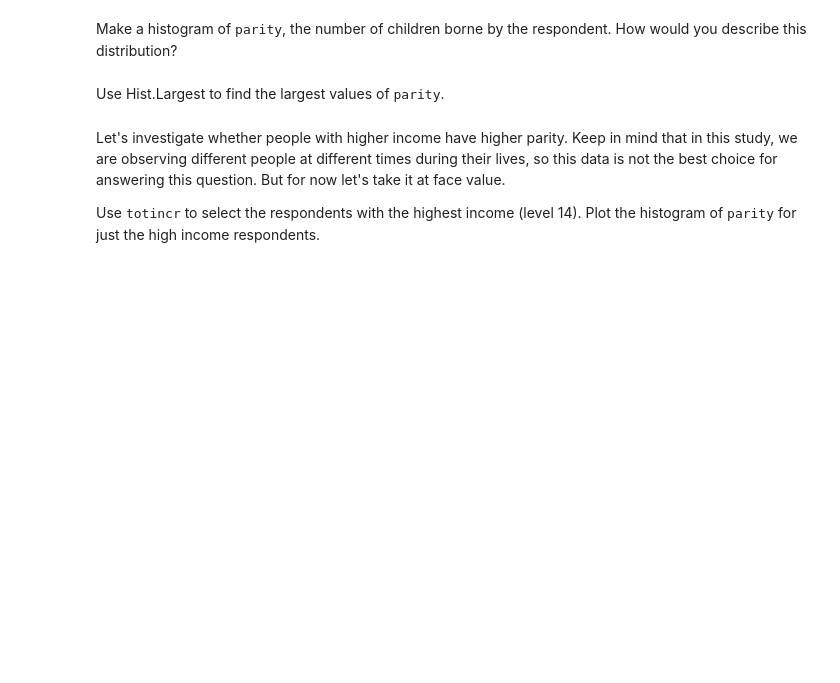
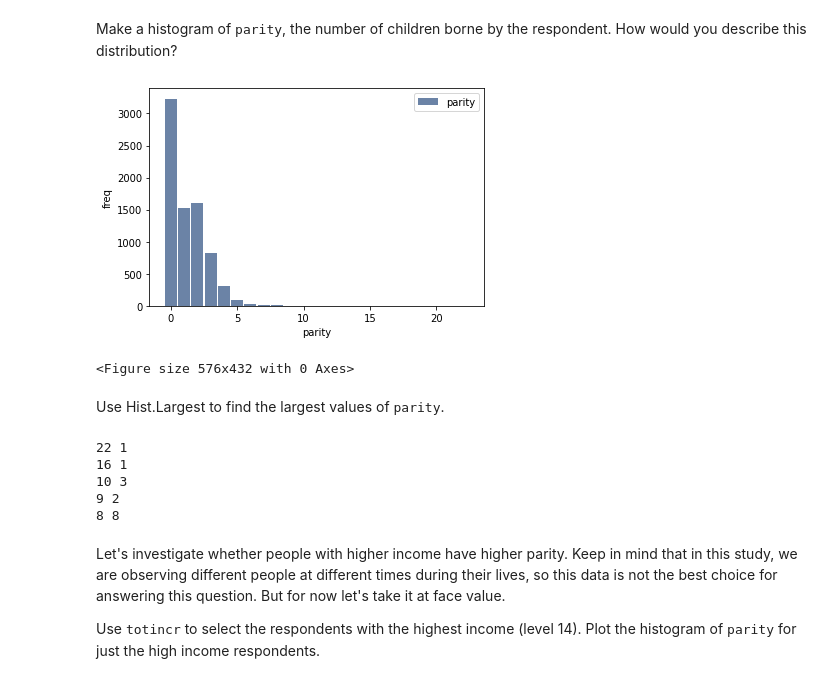
Before and after one commit to sssoyeonss/ThinkStats2, a Jupyter notebook: code/chap02ex.ipynb, the cells around one changed output. Cells and saved outputs as stored; diff of their text form; code cells hidden in the pictures; blank space fills up the shorter version.

```diff
--- a/code/chap02ex.ipynb
+++ b/code/chap02ex.ipynb
@@ -304,2 +344,10 @@ Make a histogram of <tt>parity</tt>, the number of children borne by the respond
+# %%
+# Solution goes here
+hist = thinkstats2.Hist(resp.parity, label='parity')
+thinkplot.Hist(hist)
+thinkplot.Show(xlabel='parity', ylabel='freq')
+# %% [output]
+[figure, added]
+<Figure size 576x432 with 0 Axes>
 # %% [markdown]
 Use Hist.Largest to find the largest values of <tt>parity</tt>.
@@ -308,3 +354,13 @@ Use Hist.Largest to find the largest values of <tt>parity</tt>.
+# %%
+# Solution goes here
+for parity, freq in hist.Largest(5):
+  print(parity, freq)
+# %% [output]
+22 1
+16 1
+10 3
+9 2
+8 8
 # %% [markdown]
 Let's investigate whether people with higher income have higher parity.  Keep in mind that in this study, we are observing different people at different times during their lives, so this data is not the best choice for answering this question.  But for now let's take it at face value.
 
```
Also changed, not shown: parts of 20 cells of this notebook.
